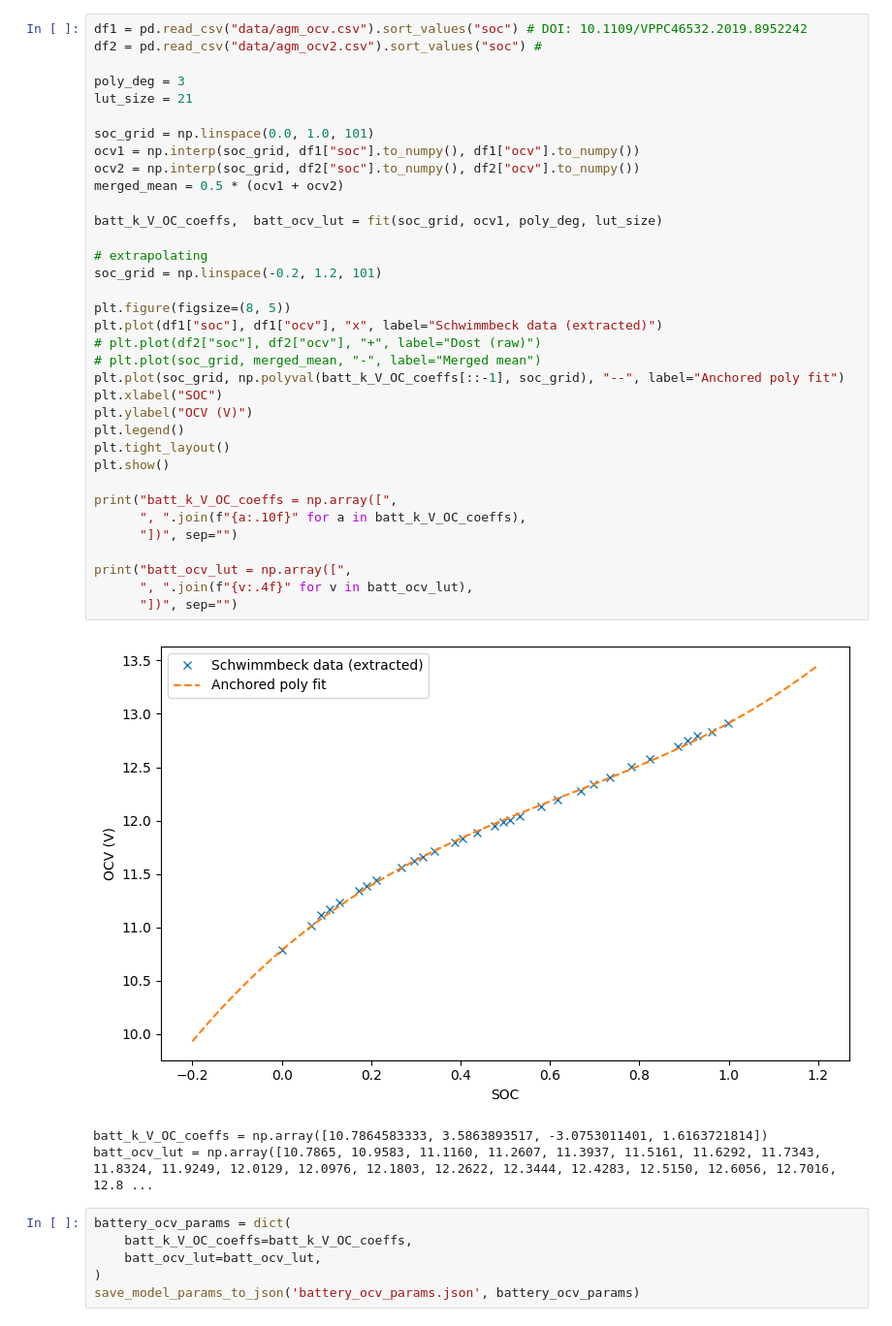
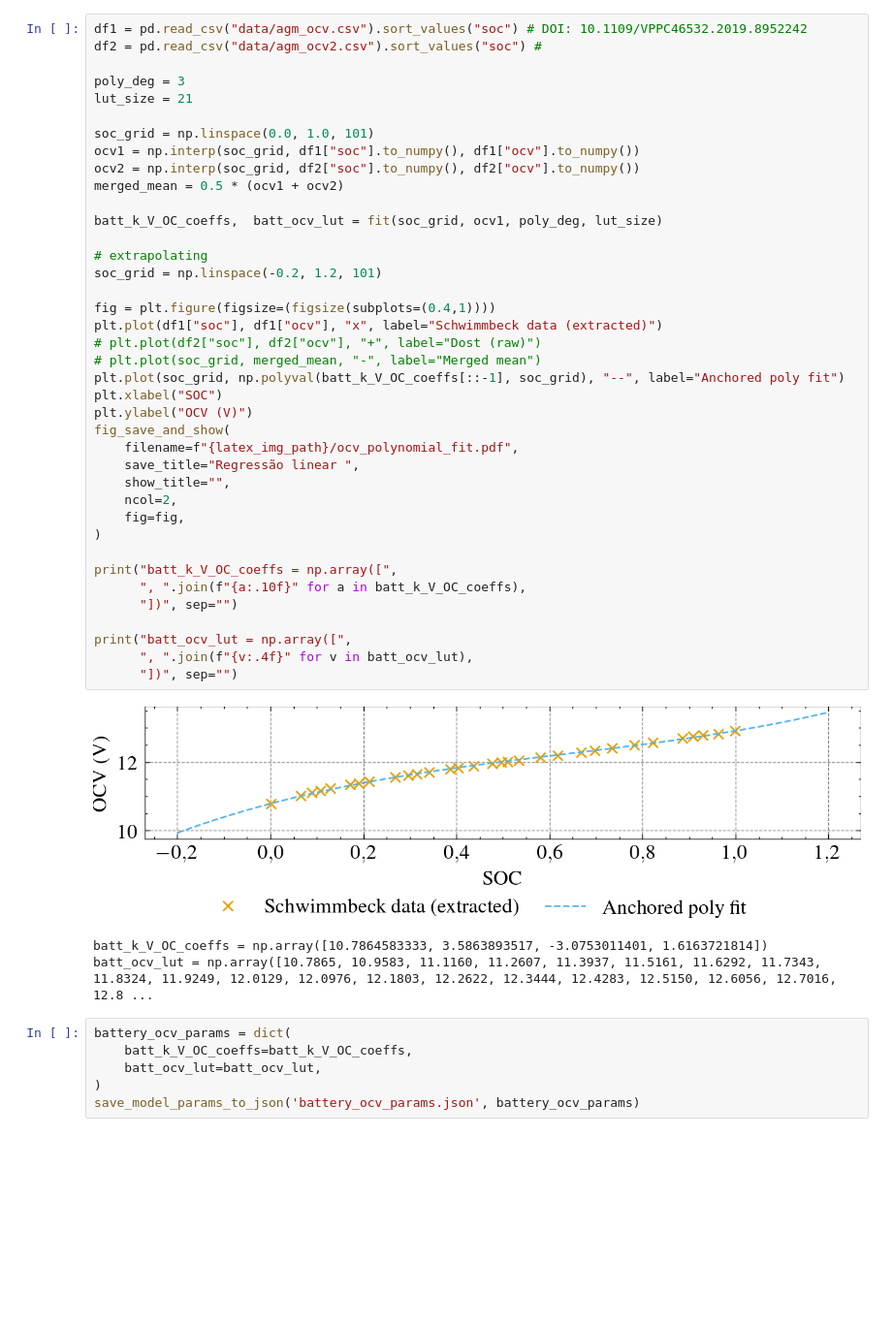
Before and after one commit to joaoantoniocardoso/solarboat_simulator, a Jupyter notebook: models/2020/battery/agm_typical_ocv_model_optimization.ipynb, the cells around one changed output. Shown at 97% size. Saved outputs shown, nothing was run; the diff lists cells and outputs as text; blank space fills up the shorter version.

```diff
--- a/models/2020/battery/agm_typical_ocv_model_optimization.ipynb
+++ b/models/2020/battery/agm_typical_ocv_model_optimization.ipynb
@@ -46,38 +51,42 @@ df1 = pd.read_csv("data/agm_ocv.csv").sort_values("soc") # DOI: 10.1109/VPPC4653
 df2 = pd.read_csv("data/agm_ocv2.csv").sort_values("soc") #
 
 poly_deg = 3
 lut_size = 21
 
 soc_grid = np.linspace(0.0, 1.0, 101)
 ocv1 = np.interp(soc_grid, df1["soc"].to_numpy(), df1["ocv"].to_numpy())
 ocv2 = np.interp(soc_grid, df2["soc"].to_numpy(), df2["ocv"].to_numpy())
 merged_mean = 0.5 * (ocv1 + ocv2)
 
 batt_k_V_OC_coeffs,  batt_ocv_lut = fit(soc_grid, ocv1, poly_deg, lut_size)
 
 # extrapolating
 soc_grid = np.linspace(-0.2, 1.2, 101)
 
-plt.figure(figsize=(8, 5))
+fig = plt.figure(figsize=(figsize(subplots=(0.4,1))))
 plt.plot(df1["soc"], df1["ocv"], "x", label="Schwimmbeck data (extracted)")
 # plt.plot(df2["soc"], df2["ocv"], "+", label="Dost (raw)")
 # plt.plot(soc_grid, merged_mean, "-", label="Merged mean")
 plt.plot(soc_grid, np.polyval(batt_k_V_OC_coeffs[::-1], soc_grid), "--", label="Anchored poly fit")
 plt.xlabel("SOC")
 plt.ylabel("OCV (V)")
-plt.legend()
-plt.tight_layout()
-plt.show()
+fig_save_and_show(
+    filename=f"{latex_img_path}/ocv_polynomial_fit.pdf",
+    save_title="Regressão linear ",
+    show_title="",
+    ncol=2,
+    fig=fig,
+)
 
 print("batt_k_V_OC_coeffs = np.array([",
       ", ".join(f"{a:.10f}" for a in batt_k_V_OC_coeffs),
       "])", sep="")
 
 print("batt_ocv_lut = np.array([",
       ", ".join(f"{v:.4f}" for v in batt_ocv_lut),
       "])", sep="")
 # %% [output]
-[figure, old version]
+[figure, new version]
 batt_k_V_OC_coeffs = np.array([10.7864583333, 3.5863893517, -3.0753011401, 1.6163721814])
 batt_ocv_lut = np.array([10.7865, 10.9583, 11.1160, 11.2607, 11.3937, 11.5161, 11.6292, 11.7343, 11.8324, 11.9249, 12.0129, 12.0976, 12.1803, 12.2622, 12.3444, 12.4283, 12.5150, 12.6056, 12.7016, 12.8 ...
 # %%
```
Also changed, not shown: parts of 1 cell of this notebook, 2 other files.
